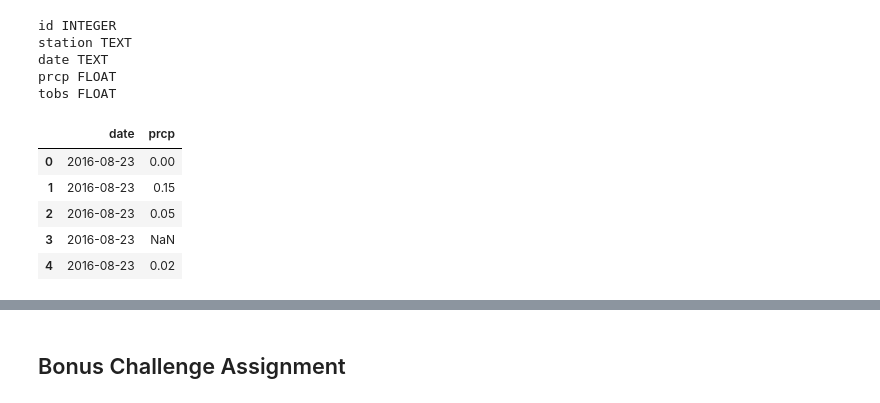
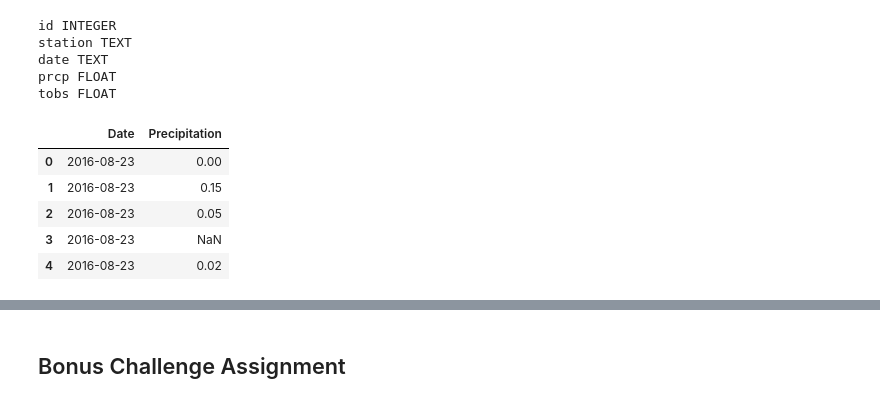
Before and after one commit to BananasFoster623/sqlalchemy-challenge, a Jupyter notebook: climate_starter.ipynb, the cells around one changed output, grey strips where cells are left out. Drawn from its saved outputs; the diff is of its cells as text; code cells hidden in the pictures.

```diff
--- a/climate_starter.ipynb
+++ b/climate_starter.ipynb
@@ -85,9 +85,10 @@ sel = [Measurement.date, Measurement.prcp]
 precipitation_results = session.query(*sel).filter(Measurement.date >= first_date).order_by(Measurement.date).all()
 # %%
 precip_df = pd.DataFrame(precipitation_results)
+precip_df.columns = ['Date', 'Precipitation']
 precip_df.head()
 # %% [output]
-|  | date | prcp |
+|  | Date | Precipitation |
 | 0 | 2016-08-23 | 0.00 |
 | 1 | 2016-08-23 | 0.15 |
 | 2 | 2016-08-23 | 0.05 |
```
Also changed, not shown: parts of 4 cells of this notebook.
